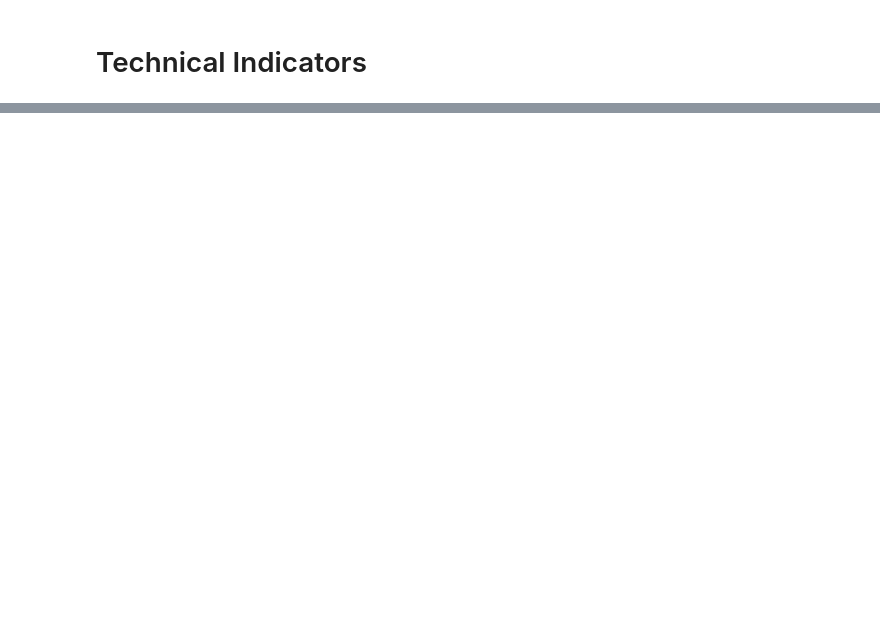
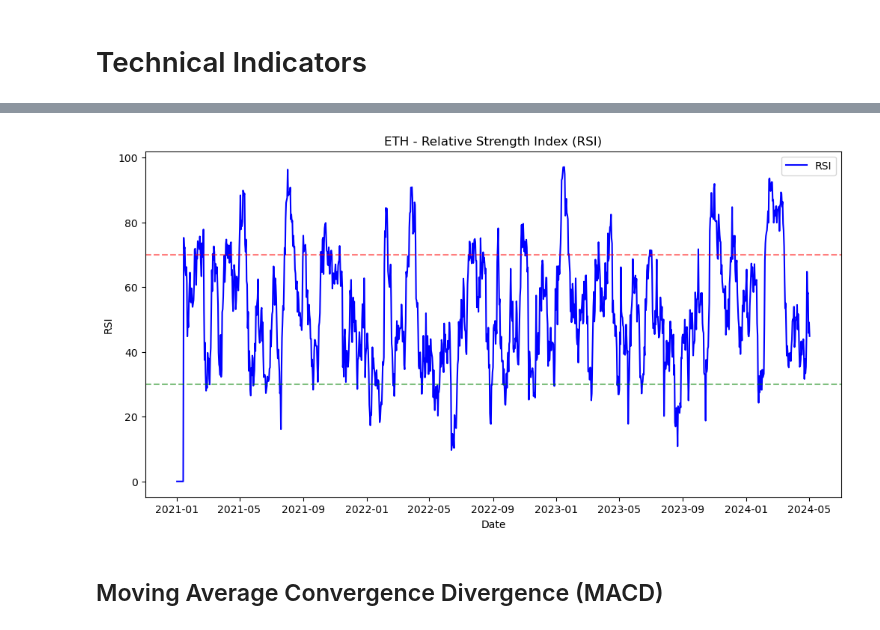
Before and after one commit to oliinykm99/ETH-XGBoost-prediction, a Jupyter notebook: XGBoost-Prediction.ipynb, the cells around one changed output, grey strips where cells are left out. Saved outputs shown, nothing was run; the diff lists cells and outputs as text; code cells hidden in the pictures; blank space fills up the shorter version.

```diff
--- a/XGBoost-Prediction.ipynb
+++ b/XGBoost-Prediction.ipynb
@@ -100,0 +204,24 @@ fig.set_size_inches(20, 8)
+# %%
+def rsi(prices, window=14):
+    delta = prices.diff(1)
+    gain = (delta.where(delta > 0, 0)).rolling(window=window).mean()
+    loss = (-delta.where(delta < 0, 0)).rolling(window=window).mean()
+    rs = gain / loss
+    rsi = 100 - (100 / (1 + rs))
+    return rsi
+# %%
+df['RSI'] = rsi(df_close).fillna(0)
+# %%
+plt.figure(figsize=(12, 6))
+plt.plot(df['RSI'], label='RSI', color='blue')
+plt.title('ETH - Relative Strength Index (RSI)')
+plt.xlabel('Date')
+plt.ylabel('RSI')
+plt.axhline(70, linestyle='--', color='red', alpha=0.5)  # Overbought threshold
+plt.axhline(30, linestyle='--', color='green', alpha=0.5)  # Oversold threshold
+plt.legend()
+plt.show()
+# %% [output]
+[figure, added]
+# %% [markdown]
+## Moving Average Convergence Divergence (MACD)
```
Also changed, not shown: parts of 31 cells of this notebook.
